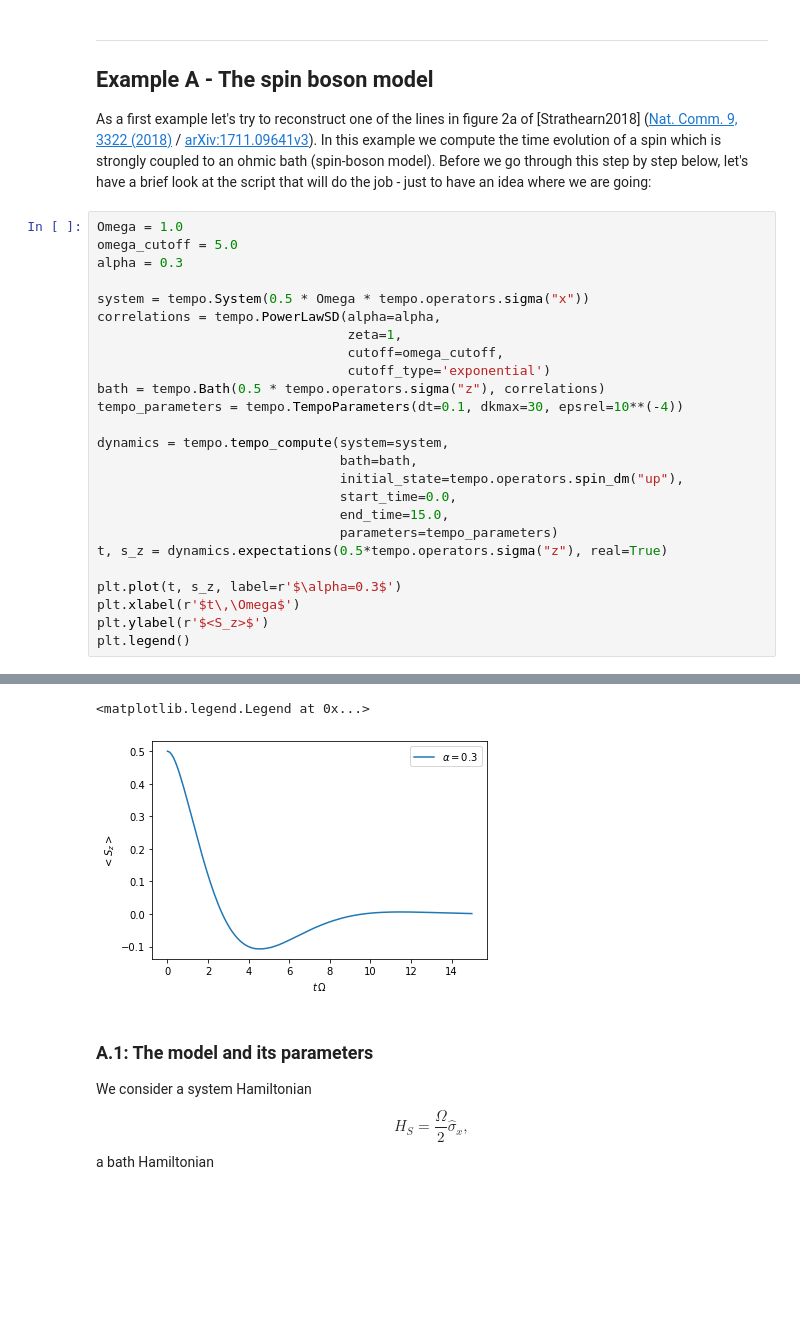
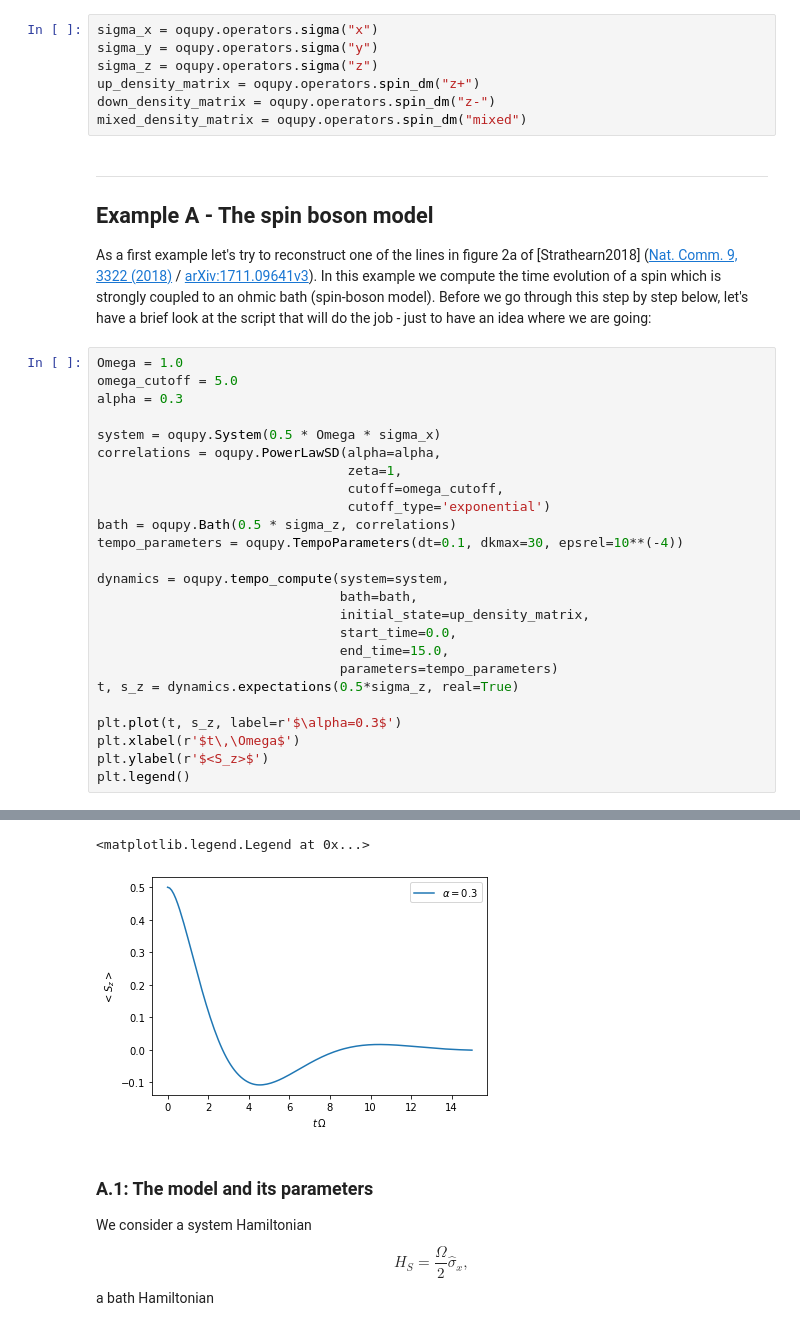
Before and after one commit to tempoCollaboration/OQuPy, a Jupyter notebook: tutorials/tutorial_01_quickstart.ipynb, the cells around one changed output, grey strips where cells are left out. Cells and saved outputs as stored; diff of their text form; blank space fills up the shorter version.

```diff
--- a/tutorials/tutorial_01_quickstart.ipynb
+++ b/tutorials/tutorial_01_quickstart.ipynb
@@ -27,3 +29,10 @@ tempo.__version__
+# %%
+sigma_x = oqupy.operators.sigma("x")
+sigma_y = oqupy.operators.sigma("y")
+sigma_z = oqupy.operators.sigma("z")
+up_density_matrix = oqupy.operators.spin_dm("z+")
+down_density_matrix = oqupy.operators.spin_dm("z-")
+mixed_density_matrix = oqupy.operators.spin_dm("mixed")
 # %% [markdown]
 -------------------------------------------------
 ## Example A - The spin boson model
@@ -33,21 +42,21 @@ Omega = 1.0
 omega_cutoff = 5.0
 alpha = 0.3
 
-system = tempo.System(0.5 * Omega * tempo.operators.sigma("x"))
-correlations = tempo.PowerLawSD(alpha=alpha,
+system = oqupy.System(0.5 * Omega * sigma_x)
+correlations = oqupy.PowerLawSD(alpha=alpha,
                                 zeta=1,
                                 cutoff=omega_cutoff,
                                 cutoff_type='exponential')
-bath = tempo.Bath(0.5 * tempo.operators.sigma("z"), correlations)
-tempo_parameters = tempo.TempoParameters(dt=0.1, dkmax=30, epsrel=10**(-4))
+bath = oqupy.Bath(0.5 * sigma_z, correlations)
+tempo_parameters = oqupy.TempoParameters(dt=0.1, dkmax=30, epsrel=10**(-4))
 
-dynamics = tempo.tempo_compute(system=system,
+dynamics = oqupy.tempo_compute(system=system,
                                bath=bath,
-                               initial_state=tempo.operators.spin_dm("up"),
+                               initial_state=up_density_matrix,
                                start_time=0.0,
                                end_time=15.0,
                                parameters=tempo_parameters)
-t, s_z = dynamics.expectations(0.5*tempo.operators.sigma("z"), real=True)
+t, s_z = dynamics.expectations(0.5*sigma_z, real=True)
 
 plt.plot(t, s_z, label=r'$\alpha=0.3$')
 plt.xlabel(r'$t\,\Omega$')
@@ -59,5 +68,5 @@ Elapsed time: 21.7s
 <matplotlib.legend.Legend at 0x...>
-[figure, old version]
+[figure, new version]
 # %% [markdown]
 ### A.1: The model and its parameters
 We consider a system Hamiltonian
```
Also changed, not shown: parts of 25 cells of this notebook, 24 other files.
